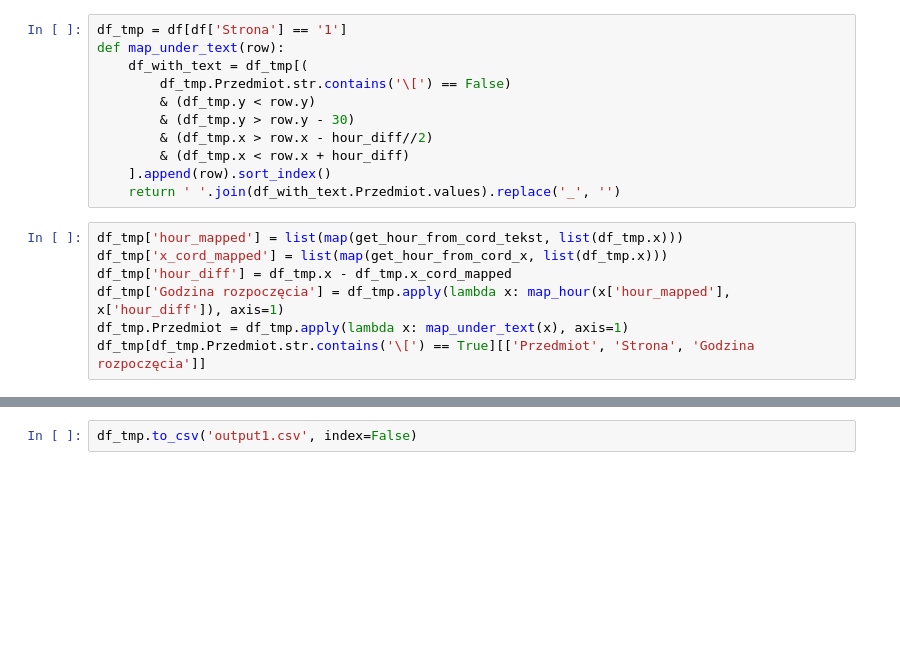
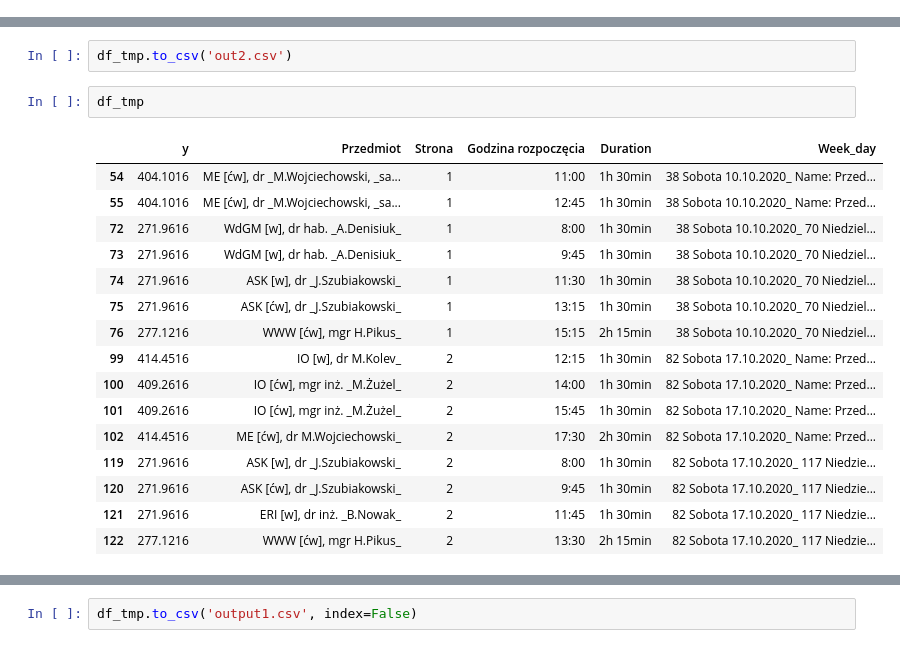
Before and after one commit to Krystiankr/CSV_FROM_PLAN, a Jupyter notebook: PDF_PLAN.ipynb, the cells around one changed output, grey strips where cells are left out. Drawn from its saved outputs; the diff is of its cells as text; blank space fills up the shorter version.

```diff
--- a/PDF_PLAN.ipynb
+++ b/PDF_PLAN.ipynb
@@ -195,18 +182,0 @@ hour_diff
-# %%
-df_tmp = df[df['Strona'] == '1']
-def map_under_text(row):
-    df_with_text = df_tmp[(
-        df_tmp.Przedmiot.str.contains('\[') == False)
-        & (df_tmp.y < row.y)
-        & (df_tmp.y > row.y - 30)
-        & (df_tmp.x > row.x - hour_diff//2)
-        & (df_tmp.x < row.x + hour_diff)
-    ].append(row).sort_index()
-    return ' '.join(df_with_text.Przedmiot.values).replace('_', '')
-# %%
-df_tmp['hour_mapped'] = list(map(get_hour_from_cord_tekst, list(df_tmp.x)))
-df_tmp['x_cord_mapped'] = list(map(get_hour_from_cord_x, list(df_tmp.x)))
-df_tmp['hour_diff'] = df_tmp.x - df_tmp.x_cord_mapped
-df_tmp['Godzina rozpoczęcia'] = df_tmp.apply(lambda x: map_hour(x['hour_mapped'], x['hour_diff']), axis=1)
-df_tmp.Przedmiot = df_tmp.apply(lambda x: map_under_text(x), axis=1)
-df_tmp[df_tmp.Przedmiot.str.contains('\[') == True][['Przedmiot', 'Strona', 'Godzina rozpoczęcia']]
@@ -241,0 +183,21 @@ See the caveats in the documentation: https://pandas.pydata.org/pandas-docs/stab
+# %%
+df_tmp.to_csv('out2.csv')
+# %%
+df_tmp
+# %% [output]
+|  | y | Przedmiot | Strona | Godzina rozpoczęcia | Duration | Week_day |
+| 54 | 404.1016 | ME [ćw], dr _M.Wojciechowski, _sa... | 1 | 11:00 | 1h 30min | 38 Sobota 10.10.2020_ Name: Przed... |
+| 55 | 404.1016 | ME [ćw], dr _M.Wojciechowski, _sa... | 1 | 12:45 | 1h 30min | 38 Sobota 10.10.2020_ Name: Przed... |
+| 72 | 271.9616 | WdGM [w], dr hab. _A.Denisiuk_ | 1 | 8:00 | 1h 30min | 38 Sobota 10.10.2020_ 70 Niedziel... |
+| 73 | 271.9616 | WdGM [w], dr hab. _A.Denisiuk_ | 1 | 9:45 | 1h 30min | 38 Sobota 10.10.2020_ 70 Niedziel... |
+| 74 | 271.9616 | ASK [w], dr _J.Szubiakowski_ | 1 | 11:30 | 1h 30min | 38 Sobota 10.10.2020_ 70 Niedziel... |
+| 75 | 271.9616 | ASK [ćw], dr _J.Szubiakowski_ | 1 | 13:15 | 1h 30min | 38 Sobota 10.10.2020_ 70 Niedziel... |
+| 76 | 277.1216 | WWW [ćw], mgr H.Pikus_ | 1 | 15:15 | 2h 15min | 38 Sobota 10.10.2020_ 70 Niedziel... |
+| 99 | 414.4516 | IO [w], dr M.Kolev_ | 2 | 12:15 | 1h 30min | 82 Sobota 17.10.2020_ Name: Przed... |
+| 100 | 409.2616 | IO [ćw], mgr inż. _M.Żużel_ | 2 | 14:00 | 1h 30min | 82 Sobota 17.10.2020_ Name: Przed... |
+| 101 | 409.2616 | IO [ćw], mgr inż. _M.Żużel_ | 2 | 15:45 | 1h 30min | 82 Sobota 17.10.2020_ Name: Przed... |
+| 102 | 414.4516 | ME [ćw], dr M.Wojciechowski_ | 2 | 17:30 | 2h 30min | 82 Sobota 17.10.2020_ Name: Przed... |
+| 119 | 271.9616 | ASK [w], dr _J.Szubiakowski_ | 2 | 8:00 | 1h 30min | 82 Sobota 17.10.2020_ 117 Niedzie... |
+| 120 | 271.9616 | ASK [ćw], dr _J.Szubiakowski_ | 2 | 9:45 | 1h 30min | 82 Sobota 17.10.2020_ 117 Niedzie... |
+| 121 | 271.9616 | ERI [w], dr inż. _B.Nowak_ | 2 | 11:45 | 1h 30min | 82 Sobota 17.10.2020_ 117 Niedzie... |
+| 122 | 277.1216 | WWW [ćw], mgr H.Pikus_ | 2 | 13:30 | 2h 15min | 82 Sobota 17.10.2020_ 117 Niedzie... |
```
Also changed, not shown: parts of 25 cells of this notebook, 1 other file.
